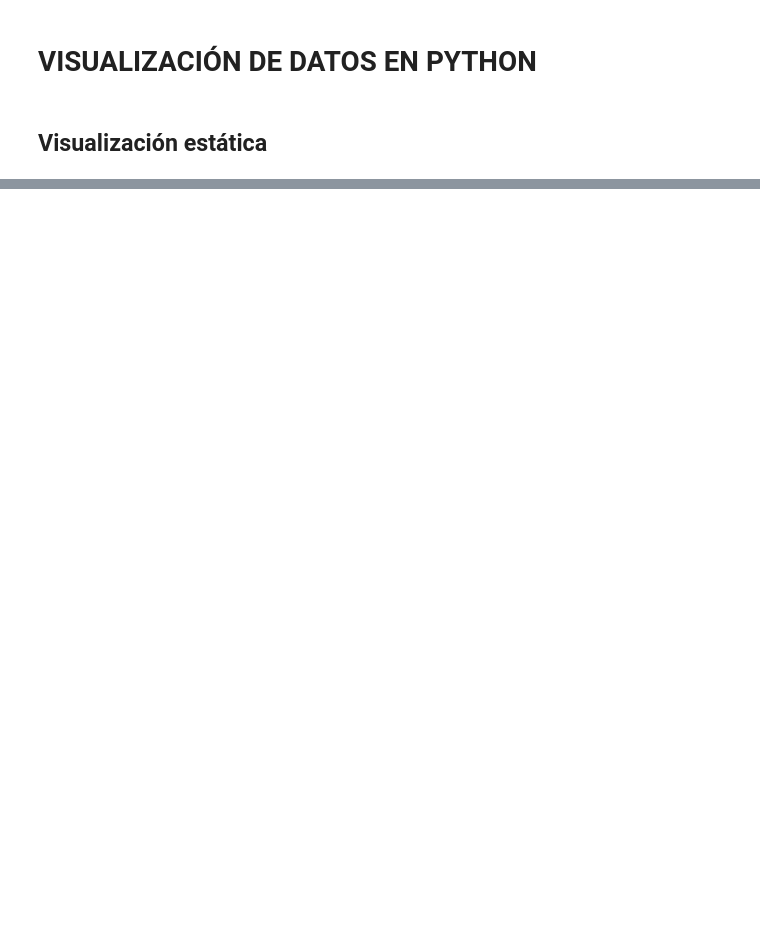
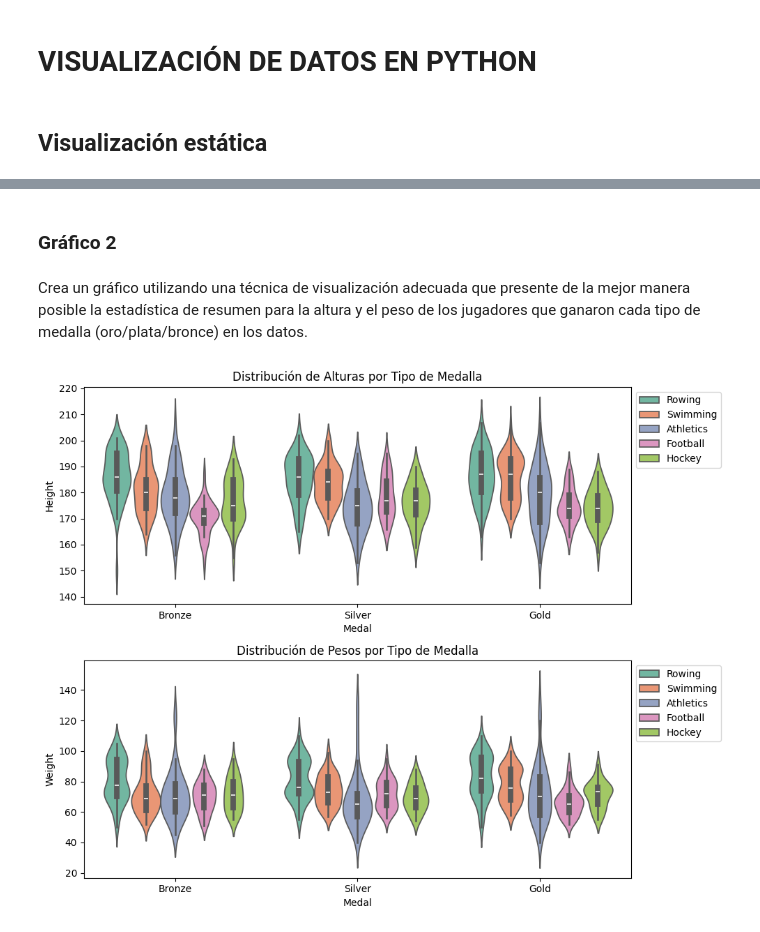
Before and after one commit to vanebertel/VZ_DATOS_3, a Jupyter notebook: _sources/notebooks.ipynb, the cells around one changed output, grey strips where cells are left out. Cells and saved outputs as stored; diff of their text form; code cells hidden in the pictures; blank space fills up the shorter version.

```diff
--- a/_sources/notebooks.ipynb
+++ b/_sources/notebooks.ipynb
@@ -17,0 +165,16 @@ import numpy as np
+# %% [markdown]
+### Gráfico 2
+# %% [markdown]
+Crea un gráfico utilizando una técnica de visualización adecuada que presente de la mejor manera posible la estadística de resumen para la altura y el peso de los jugadores que ganaron cada tipo de medalla (oro/plata/bronce) en los datos.
+# %%
+fig, axes=plt.subplots(nrows=2, ncols=1, figsize=(10, 8))
+ax=sns.violinplot(x='Medal',y='Height', data=data_top5, hue='Sport', ax=axes[0], palette='Set2')
+axes[0].set_title('Distribución de Alturas por Tipo de Medalla')
+axes[0].legend(loc='upper left', bbox_to_anchor=(1, 1))
+ax=sns.violinplot(x='Medal',y='Weight', data=data_top5,hue='Sport',  ax=axes[1], palette='Set2')
+axes[1].set_title('Distribución de Pesos por Tipo de Medalla')
+axes[1].legend(loc='upper left', bbox_to_anchor=(1, 1))
+plt.tight_layout()
+plt.show()
+# %% [output]
+[figure, added]
```
Also changed, not shown: parts of 19 cells of this notebook, 5 other files.
